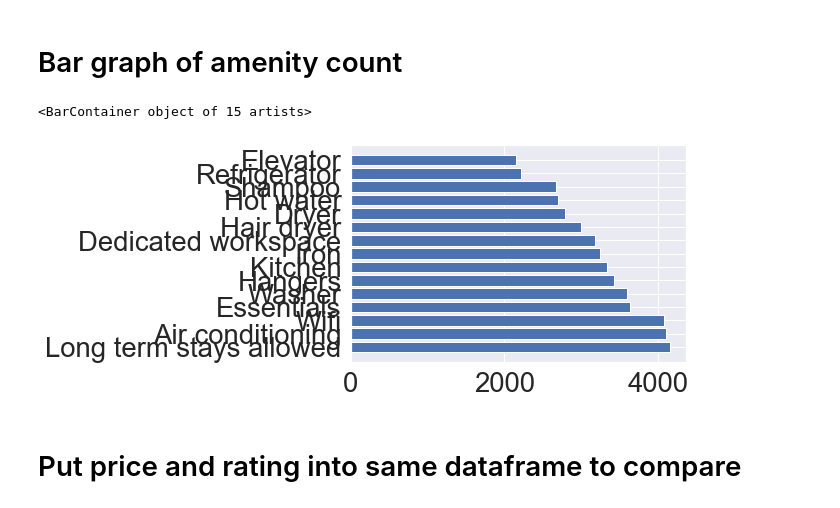
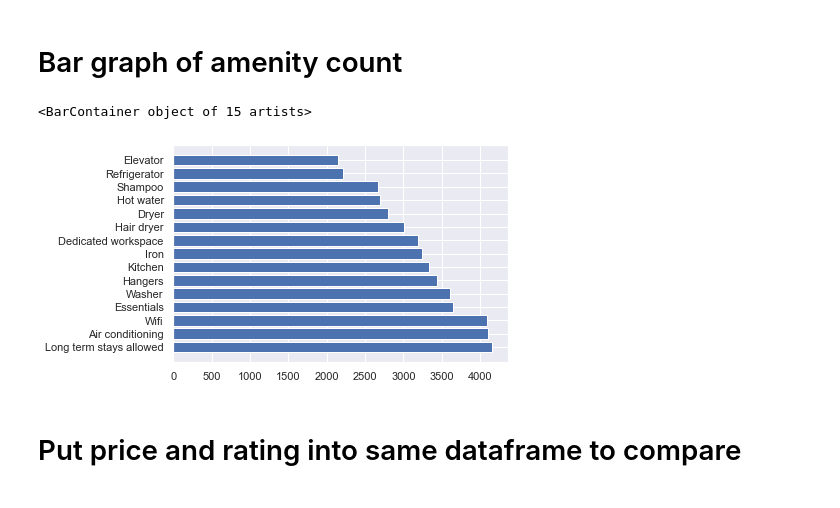
Before and after one commit to boonhaoyeo/SC1015-Mini-Project, a Jupyter notebook: AirBnB_EDA_Updated.ipynb, the cells around one changed output. Drawn from its saved outputs; the diff is of its cells as text; code cells hidden in the pictures.

```diff
--- a/AirBnB_EDA_Updated.ipynb
+++ b/AirBnB_EDA_Updated.ipynb
@@ -392,10 +392,11 @@ print_full(test_df)
 # %% [markdown]
 # Bar graph of amenity count
 # %%
+sb.set(font_scale=1)
 plt.barh(test_df['amenities'].head(15), test_df['count'].head(15))
 # %% [output]
 <BarContainer object of 15 artists>
-[figure, old version]
+[figure, new version]
 # %% [markdown]
 # Put price and rating into same dataframe to compare
 # %%
```
Also changed, not shown: parts of 9 cells of this notebook.
